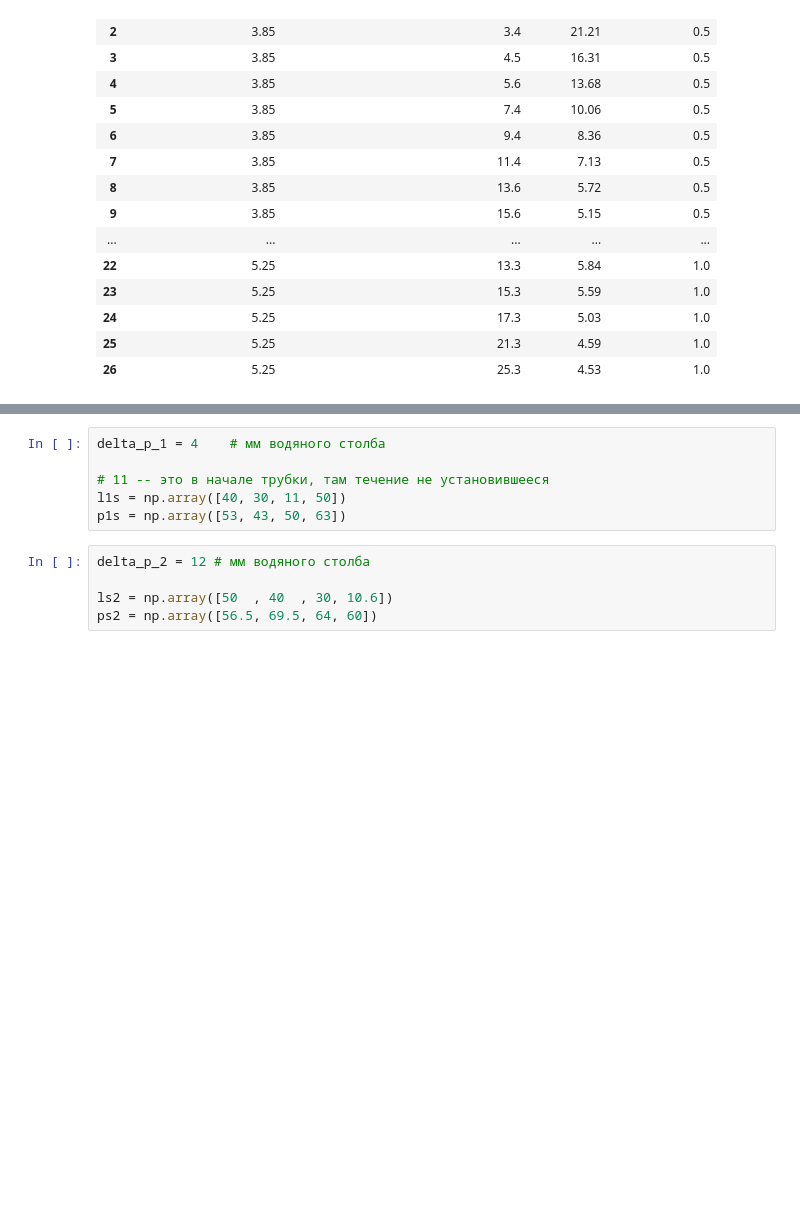
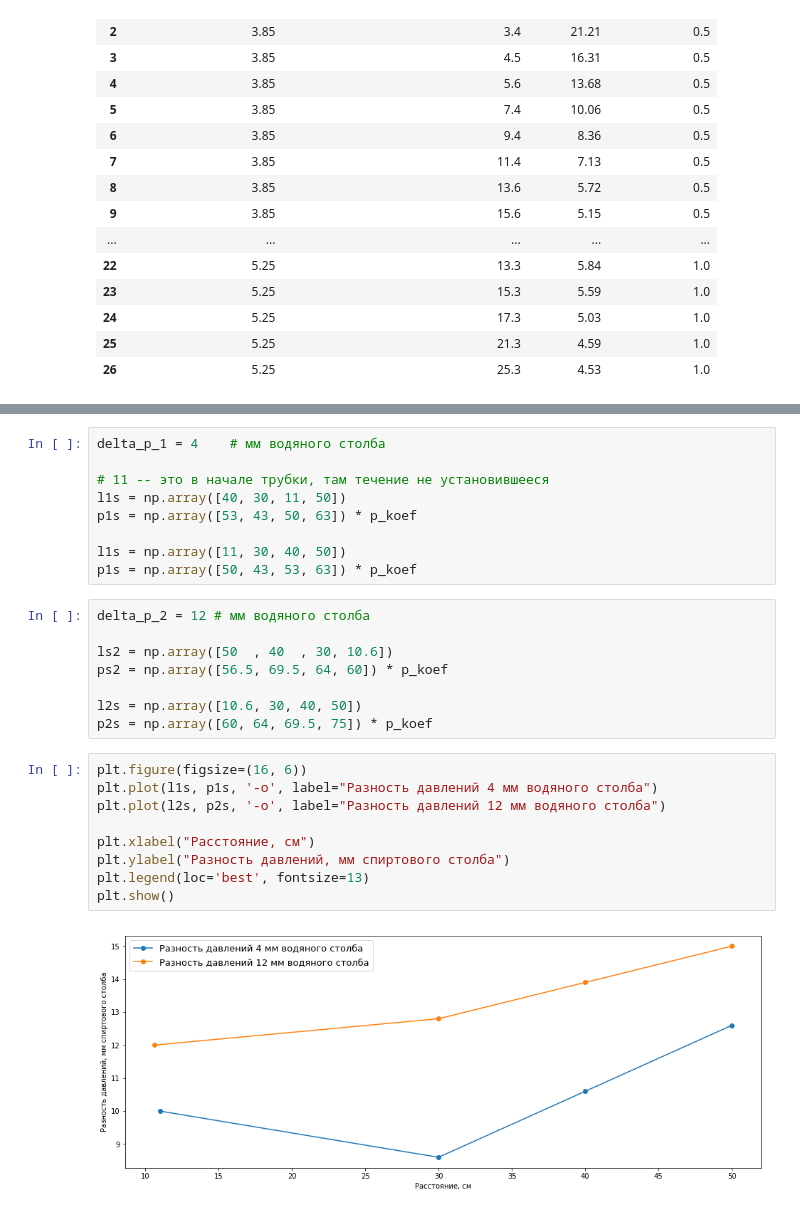
Before and after one commit to rationalex/MIPT_labs, a Jupyter notebook: 5_term/вязкость.ipynb, the cells around one changed output, grey strips where cells are left out. Cells and saved outputs as stored; diff of their text form; blank space fills up the shorter version.

```diff
--- a/5_term/вязкость.ipynb
+++ b/5_term/вязкость.ipynb
@@ -111,9 +266,26 @@ delta_p_1 = 4    # мм водяного столба
 
 # 11 -- это в начале трубки, там течение не установившееся
 l1s = np.array([40, 30, 11, 50])
-p1s = np.array([53, 43, 50, 63])
+p1s = np.array([53, 43, 50, 63]) * p_koef
+
+l1s = np.array([11, 30, 40, 50])
+p1s = np.array([50, 43, 53, 63]) * p_koef
 # %%
 delta_p_2 = 12 # мм водяного столба
 
 ls2 = np.array([50  , 40  , 30, 10.6])
-ps2 = np.array([56.5, 69.5, 64, 60])
+ps2 = np.array([56.5, 69.5, 64, 60]) * p_koef
+
+l2s = np.array([10.6, 30, 40, 50])
+p2s = np.array([60, 64, 69.5, 75]) * p_koef
+# %%
+plt.figure(figsize=(16, 6))
+plt.plot(l1s, p1s, '-o', label="Разность давлений 4 мм водяного столба")
+plt.plot(l2s, p2s, '-o', label="Разность давлений 12 мм водяного столба")
+
+plt.xlabel("Расстояние, см")
+plt.ylabel("Разность давлений, мм спиртового столба")
+plt.legend(loc='best', fontsize=13)
+plt.show()
+# %% [output]
+[figure, added]
```
Also changed, not shown: parts of 12 cells of this notebook.
